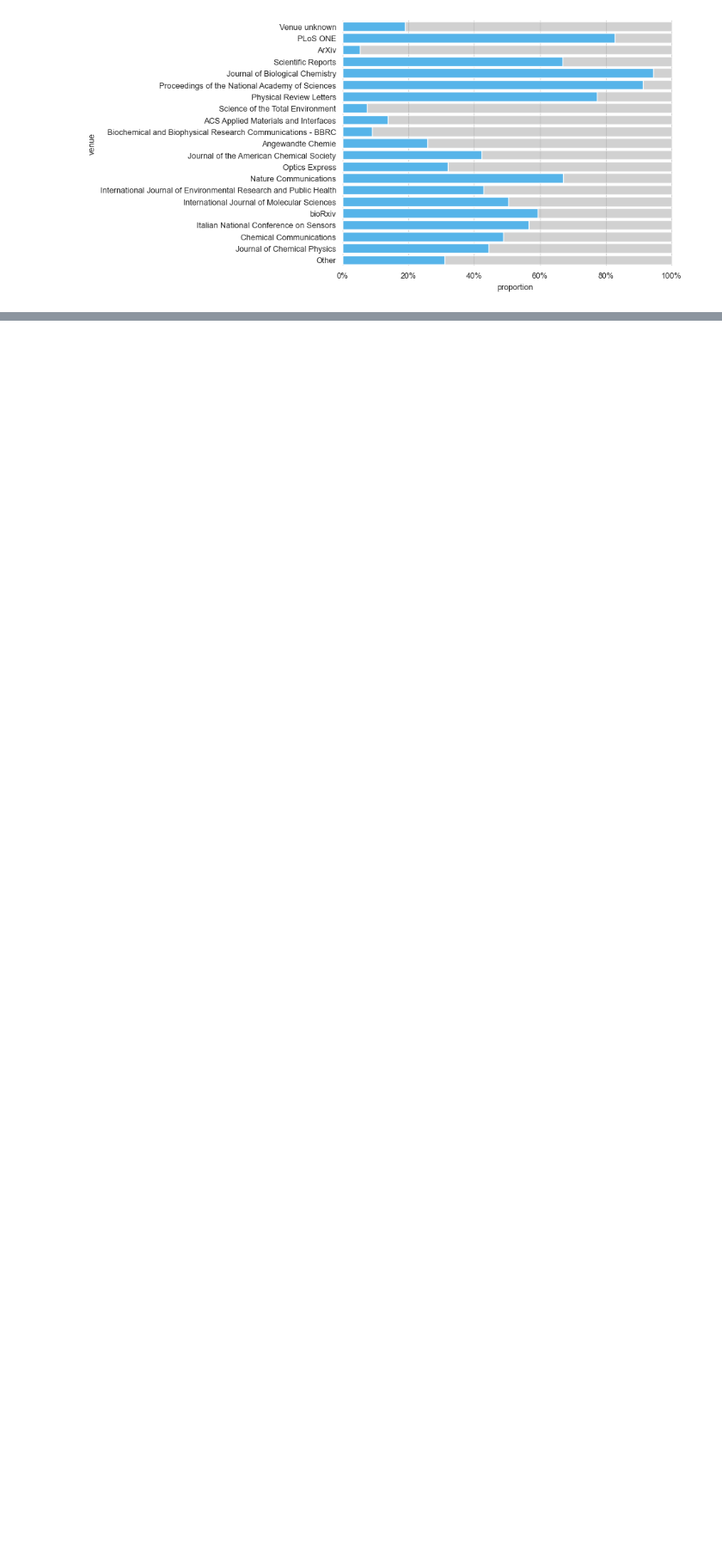
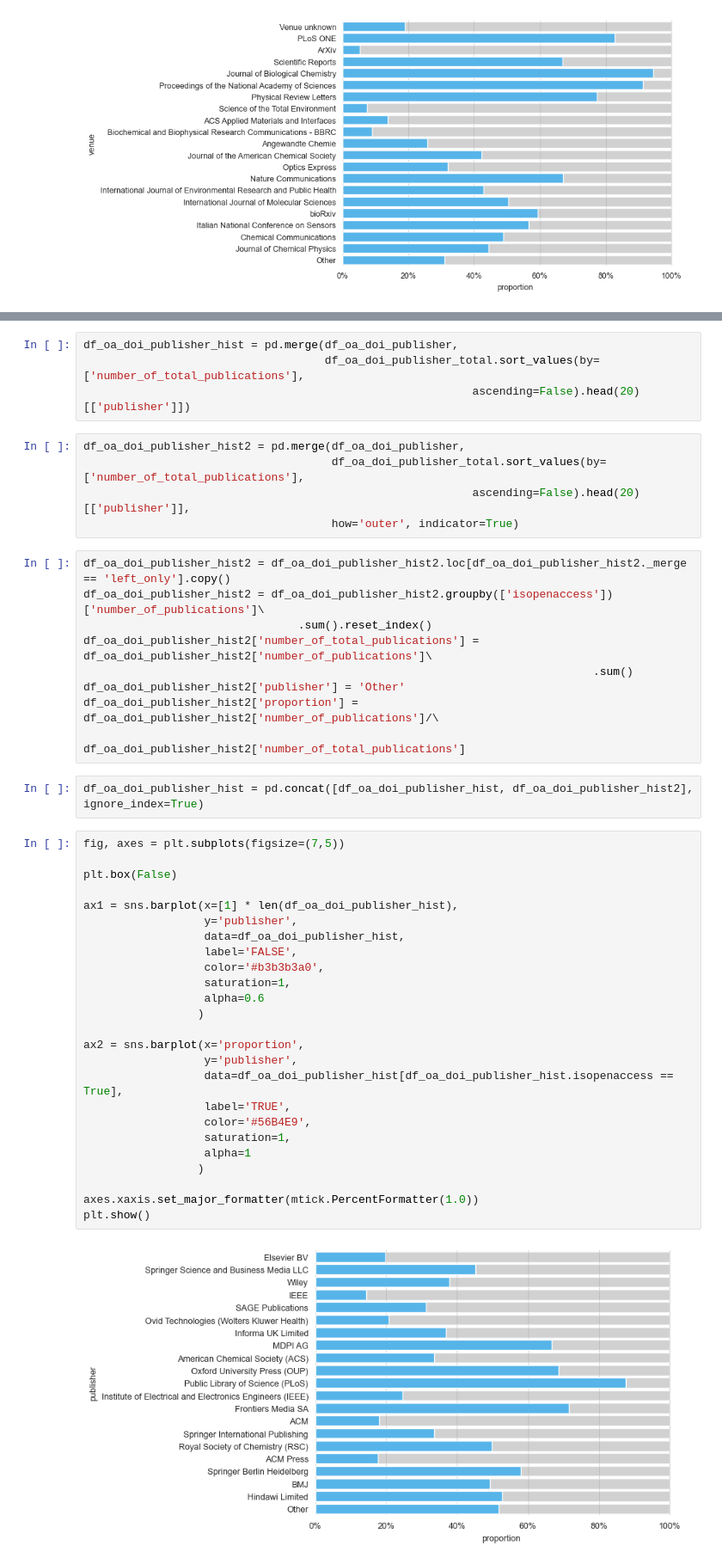
Before and after one commit to naustica/MA, a Jupyter notebook: Codebook.ipynb, the cells around one changed output, grey strips where cells are left out. Shown at 86% size. Saved outputs shown, nothing was run; the diff lists cells and outputs as text; blank space fills up the shorter version.

Commit message:
add oa publisher plot

```diff
--- a/Codebook.ipynb
+++ b/Codebook.ipynb
@@ -541,0 +647,47 @@ plt.show()
+# %%
+df_oa_doi_publisher_hist = pd.merge(df_oa_doi_publisher,
+                                    df_oa_doi_publisher_total.sort_values(by=['number_of_total_publications'],
+                                                          ascending=False).head(20)[['publisher']])
+# %%
+df_oa_doi_publisher_hist2 = pd.merge(df_oa_doi_publisher,
+                                     df_oa_doi_publisher_total.sort_values(by=['number_of_total_publications'],
+                                                          ascending=False).head(20)[['publisher']],
+                                     how='outer', indicator=True)
+# %%
+df_oa_doi_publisher_hist2 = df_oa_doi_publisher_hist2.loc[df_oa_doi_publisher_hist2._merge == 'left_only'].copy()
+df_oa_doi_publisher_hist2 = df_oa_doi_publisher_hist2.groupby(['isopenaccess'])['number_of_publications']\
+                                .sum().reset_index()
+df_oa_doi_publisher_hist2['number_of_total_publications'] = df_oa_doi_publisher_hist2['number_of_publications']\
+                                                                            .sum()
+df_oa_doi_publisher_hist2['publisher'] = 'Other'
+df_oa_doi_publisher_hist2['proportion'] = df_oa_doi_publisher_hist2['number_of_publications']/\
+                                            df_oa_doi_publisher_hist2['number_of_total_publications']
+# %%
+df_oa_doi_publisher_hist = pd.concat([df_oa_doi_publisher_hist, df_oa_doi_publisher_hist2], ignore_index=True)
+# %%
+fig, axes = plt.subplots(figsize=(7,5))
+
+plt.box(False)
+
+ax1 = sns.barplot(x=[1] * len(df_oa_doi_publisher_hist),
+                  y='publisher',
+                  data=df_oa_doi_publisher_hist,
+                  label='FALSE',
+                  color='#b3b3b3a0',
+                  saturation=1,
+                  alpha=0.6
+                 )
+
+ax2 = sns.barplot(x='proportion',
+                  y='publisher',
+                  data=df_oa_doi_publisher_hist[df_oa_doi_publisher_hist.isopenaccess == True],
+                  label='TRUE',
+                  color='#56B4E9',
+                  saturation=1,
+                  alpha=1
+                 )
+
+axes.xaxis.set_major_formatter(mtick.PercentFormatter(1.0))
+plt.show()
+# %% [output]
+[figure, added]
```
Also changed, not shown: parts of 15 cells of this notebook.
